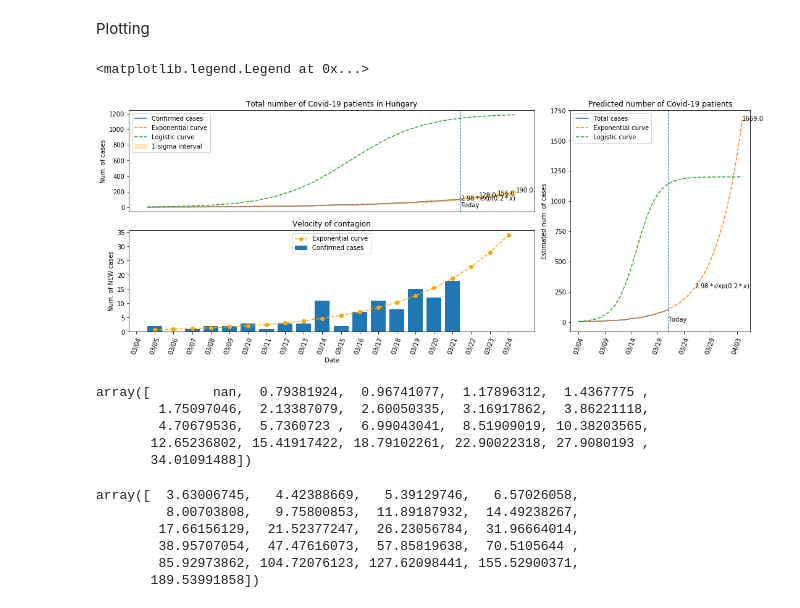
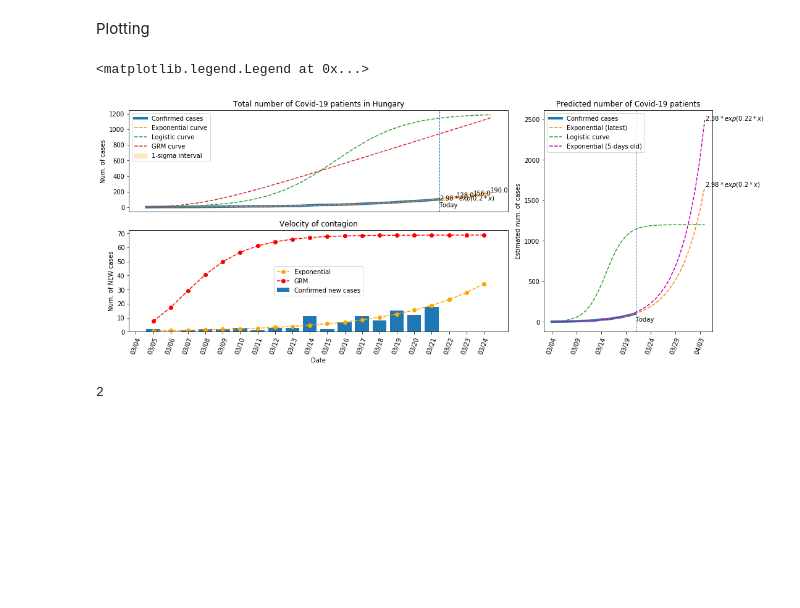
Before and after one commit to urbee/Covid-19-Hungarian-cases, a Jupyter notebook: Hungary-predictions.ipynb, the cells around one changed output. Drawn from its saved outputs; the diff is of its cells as text; code cells hidden in the pictures; blank space fills up the shorter version.

Commit message:
Updated with GRM model

```diff
--- a/Hungary-predictions.ipynb
+++ b/Hungary-predictions.ipynb
@@ -107,7 +127,7 @@ Dict={title:column for (title,column) in col}
 df=pd.DataFrame(Dict)
 
 # English header
-df.columns = ['Date', 'Registered','Died','Recovered','Total','Note']
+df.columns = ['Date', 'Sick','Died','Recovered','Total','Note']
 
 
 # Store the number of days since onset
@@ -143,6 +163,10 @@ long_fitting_horizon = np.array(range(1,np.max(df['Day'].to_numpy()+2)+long_extr
 y_fit_exp = f_exp(fitting_horizon, *parameters_exp)
 long_y_fit_exp = f_exp(long_fitting_horizon, *parameters_exp)
 
+#Fit a version on older data to see the changes of predictions
+parameters_exp_old, perr_old  = opt.curve_fit(f_exp, df['Day'].to_numpy()[:-5]+1, df['Total'].to_numpy()[:-5])
+long_y_fit_exp_old = f_exp(long_fitting_horizon, *parameters_exp_old)
+
 #Dates
 times = pd.date_range('2020-03-04', periods=len(df['Day'])+extrapol_horizon, freq='D')
 long_times = pd.date_range('2020-03-04', periods=len(df['Day'])+long_extrapol_horizon, freq='D')
@@ -173,3 +202,20 @@ long_y_fit_logit = f_logit(long_fitting_horizon, *parameters_logit)
+# %%
+# C0 number of initial cases
+# K is the final epidemic size
+# r is the growth rate at the early stage
+# p is a parameter that allows the model to capture different growth profiles (e.g. sub-exp, exponential)
+# alpha measures the deviation from the symmetric s-shaped dynamics of the simple logistic curve
+
+C0 = df['Total'].to_numpy()[0]
+K = 1200 #Hopefully lower than the original Chinese sample K~13.000 in Ke Wu et al.
+r = 4.87 #4.87 in Ke Wu et al.
+p = 0.63 #0.63 in Ke Wu et al.
+alpha = 1.42 #1.42 in Ke Wu et al.
+
+parameters_GRM = (C0,K,r,p,alpha)
+
+y_fit_GRM = list(map(lambda x: f_GRM(x, *parameters_GRM), fitting_horizon))
+long_y_fit_GRM = list(map(lambda x: f_GRM(x, *parameters_GRM), long_fitting_horizon))
 # %% [markdown]
 # Plots
 # %% [markdown]
@@ -187,9 +233,10 @@ fig = plt.figure(figsize=(15, 6),constrained_layout=True)
 gs = fig.add_gridspec(2, 9)
 
 ax1= fig.add_subplot(gs[:, 5:9])
-ax1.plot(observed_dates,df['Total'],label='Total cases')
-ax1.plot(long_all_dates,long_y_fit_exp,'--',label='Exponential curve')
+ax1.plot(observed_dates,df['Total'],linewidth=4,label='Confirmed cases')
+ax1.plot(long_all_dates,long_y_fit_exp,'--',label='Exponential (latest)')
 ax1.plot(long_all_dates,long_y_fit_logit,'--',label='Logistic curve')
+ax1.plot(long_all_dates,long_y_fit_exp_old ,'m--',label='Exponential (5-days old)')
 
 ax1.set_xticks(ax1.get_xticks()[::5])
 ax1.set_xticklabels(long_all_dates[::5],rotation=degrees)
@@ -201,10 +248,11 @@ ax1.annotate('Today',xy=(long_all_dates[-long_extrapol_horizon-1],5))
 ax1.set(ylabel='Estimated num. of cases')
 ax1.set(title='Predicted number of Covid-19 patients')
 
-for i,j in zip(long_all_dates[-1:],long_y_fit_exp[-1:]):
-    ax1.annotate(str(round(j)),xy=(i,j))
+#for i,j in zip(long_all_dates[-1:],long_y_fit_exp[-1:]):
+#    ax1.annotate(str(round(j)),xy=(i,j))
 
-ax1.annotate('${}*exp({}*x)$'.format(round(parameters_exp[0],2),round(parameters_exp[1],2)),xy=(long_all_dates[-10],long_y_fit_exp[-10]))
+ax1.annotate('${}*exp({}*x)$'.format(round(parameters_exp[0],2),round(parameters_exp[1],2)),xy=(long_all_dates[-1:],long_y_fit_exp[-1:]))
+ax1.annotate('${}*exp({}*x)$'.format(round(parameters_exp_old[0],2),round(parameters_exp_old[1],2)),xy=(long_all_dates[-1:],long_y_fit_exp_old[-1:]))
 
 #ax1.set_yscale('log')
 
@@ -212,56 +260,47 @@ ax1.annotate('${}*exp({}*x)$'.format(round(parameters_exp[0],2),round(parameters
 #--------------------
 
 ax2 = fig.add_subplot(gs[0, 0:5])
-ax2.plot(observed_dates,df['Total'],label='Confirmed cases')
+ax2.plot(observed_dates,df['Total'],linewidth=4,label='Confirmed cases')
 ax2.get_xaxis().set_ticks([])
 
 ax2.set(ylabel='Num. of cases')
 ax2.set(title='Total number of Covid-19 patients in Hungary')
 
 
 ax2.plot(all_dates,y_fit_exp,'--',label='Exponential curve')
 ax2.plot(all_dates,y_fit_logit,'--',label='Logistic curve')
+ax2.plot(all_dates,y_fit_GRM,'--',label='GRM curve')
 
 for i,j in zip(all_dates[-extrapol_horizon:],y_fit_exp[-extrapol_horizon:]):
     ax2.annotate(str(round(j)),xy=(i,j))
 
 ax2.fill_between(all_dates, fit_up, fit_dw, alpha=.25, label='1-sigma interval',color='orange')
 #ax2.set_yscale('log')
 ax2.legend(loc='best')
 
 ax2.axvline(all_dates[-extrapol_horizon-1],linestyle='dashed',linewidth=1,label='Today')
 ax2.annotate('Today',xy=(all_dates[-extrapol_horizon-1],5))
 
 ax2.annotate('${}*exp({}*x)$'.format(round(parameters_exp[0],2),round(parameters_exp[1],2)),xy=(all_dates[-4],fit_dw[-4]))
 
 #--------------------
 
 ax3 = fig.add_subplot(gs[1, 0:5])
-ax3.bar(all_dates,np.concatenate((df['Total'].diff(), np.full(len(all_dates)-len(observed_dates), 0)), axis=0),label='Confirmed cases')
-ax3.plot(all_dates,np.concatenate(([np.nan],np.diff(y_fit_exp))),'--',color='orange',marker='o',label='Exponential curve')
+ax3.bar(all_dates,np.concatenate((df['Total'].diff(), np.full(len(all_dates)-len(observed_dates), 0)), axis=0),label='Confirmed new cases')
+ax3.plot(all_dates,np.concatenate(([np.nan],np.diff(y_fit_exp))),'--',color='orange',marker='o',label='Exponential')
+ax3.plot(all_dates,np.concatenate(([np.nan],np.diff(y_fit_GRM))),'r--',marker='o',label='GRM')
+
+
 ax3.set(xlabel='Date')
 ax3.set(ylabel='Num. of NEW cases')
 ax3.set(title='Velocity of contagion')
 ax3.set_xticklabels(all_dates,rotation=degrees)
 
 ax3.legend(loc='best')
 # %% [output]
 <matplotlib.legend.Legend at 0x...>
-[figure, old version]
+[figure, new version]
-# %%
-np.concatenate(([np.nan],np.diff(y_fit_exp)))
-# %% [output]
-array([        nan,  0.79381924,  0.96741077,  1.17896312,  1.4367775 ,
-        1.75097046,  2.13387079,  2.60050335,  3.16917862,  3.86221118,
-        4.70679536,  5.7360723 ,  6.99043041,  8.51909019, 10.38203565,
-       12.65236802, 15.41917422, 18.79102261, 22.90022318, 27.9080193 ,
-       34.01091488])
-# %%
-y_fit_exp
-# %% [output]
-array([  3.63006745,   4.42388669,   5.39129746,   6.57026058,
-         8.00703808,   9.75800853,  11.89187932,  14.49238267,
-        17.66156129,  21.52377247,  26.23056784,  31.96664014,
-        38.95707054,  47.47616073,  57.85819638,  70.5105644 ,
-        85.92973862, 104.72076123, 127.62098441, 155.52900371,
-       189.53991858])
+# %%
+df['Total'].to_numpy()[0]
+# %% [output]
+2
```
Also changed, not shown: parts of 10 cells of this notebook.
